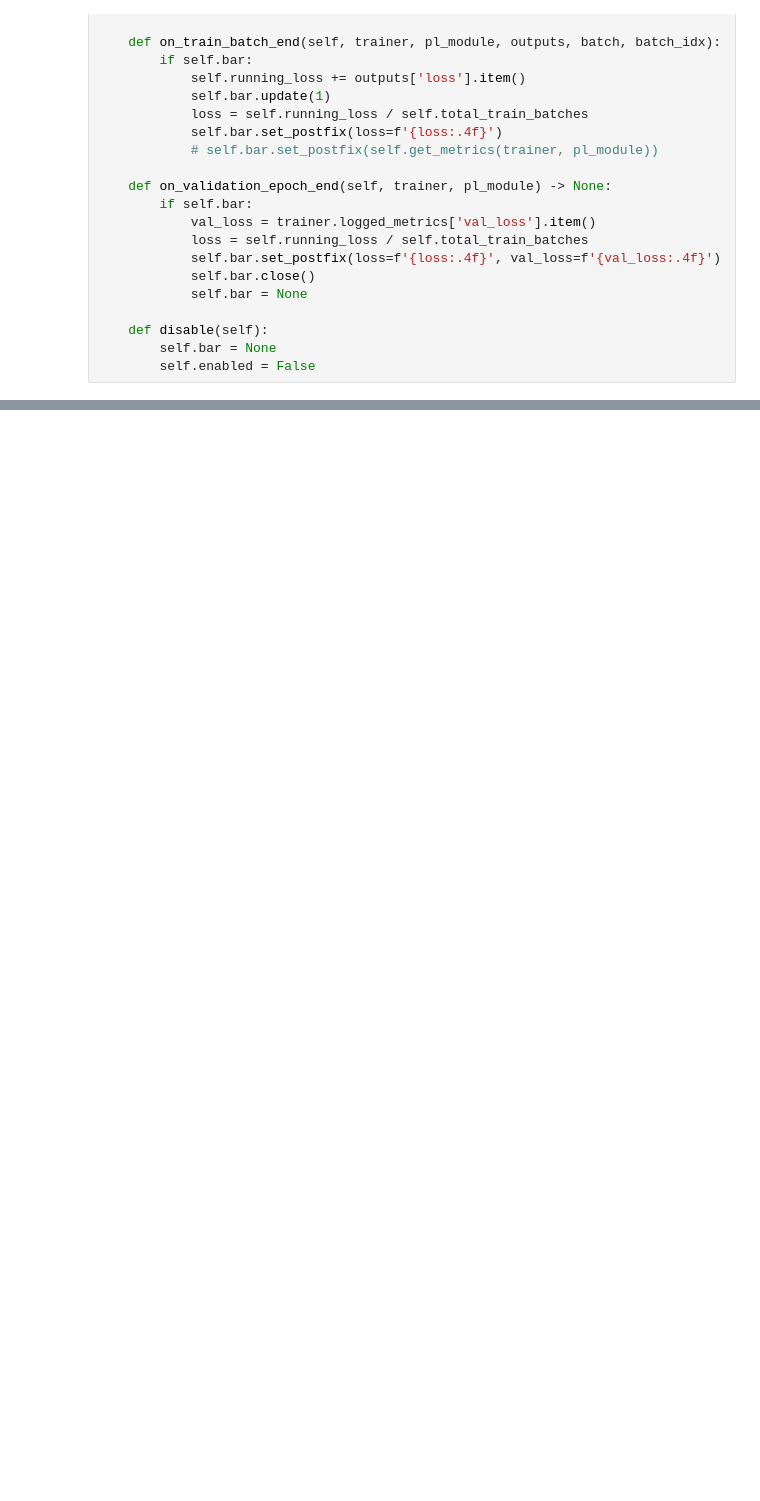
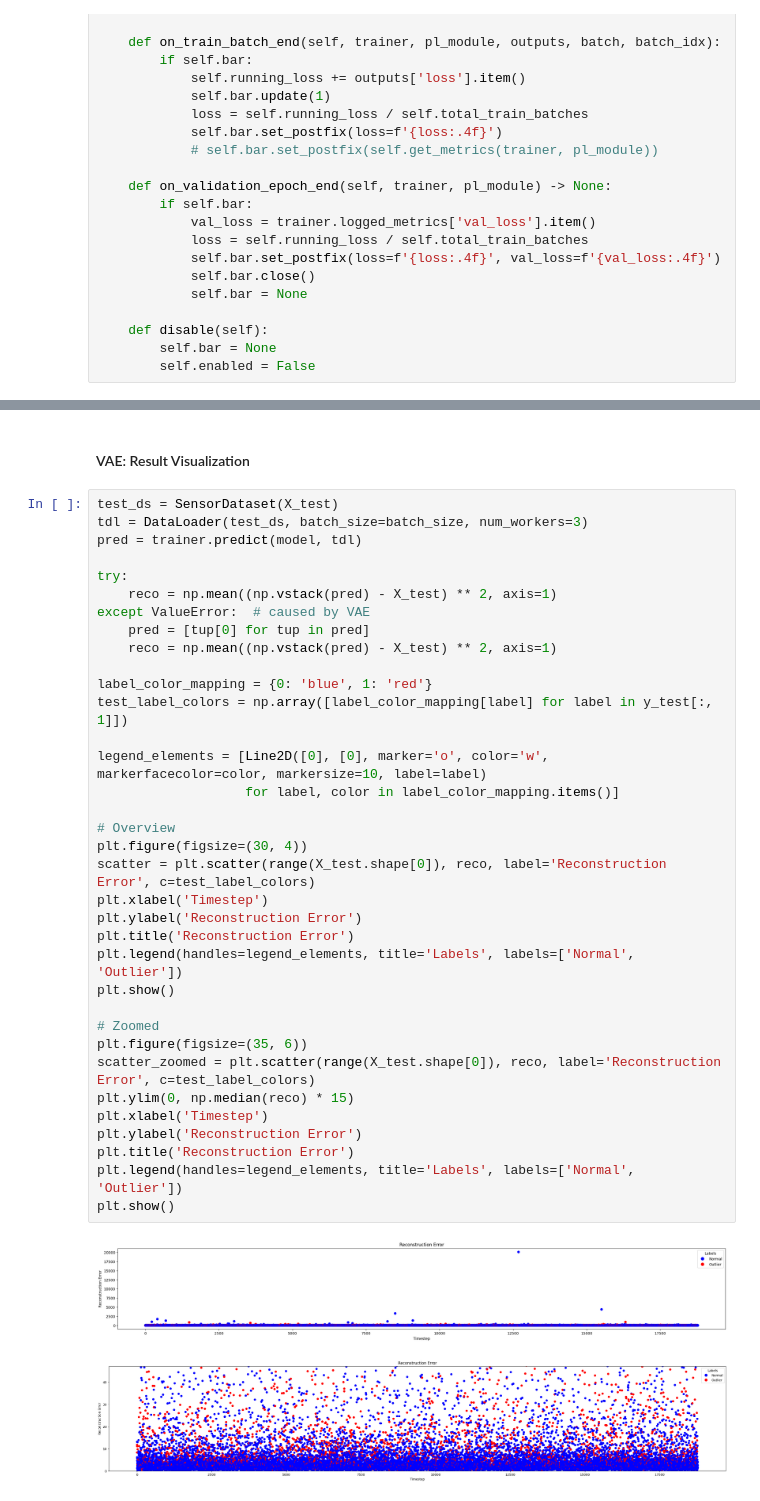
Before and after one commit to castaned/VAE_anomalyHEP, a Jupyter notebook: train_VAEs_pytorch.ipynb, the cells around one changed output, grey strips where cells are left out. Saved outputs shown, nothing was run; the diff lists cells and outputs as text; blank space fills up the shorter version.

```diff
--- a/train_VAEs_pytorch.ipynb
+++ b/train_VAEs_pytorch.ipynb
@@ -287,0 +509,40 @@ NameError: name 'exit' is not defined
+# %% [markdown]
+#### VAE: Result Visualization
+# %%
+test_ds = SensorDataset(X_test)
+tdl = DataLoader(test_ds, batch_size=batch_size, num_workers=3)
+pred = trainer.predict(model, tdl)
+
+try:
+    reco = np.mean((np.vstack(pred) - X_test) ** 2, axis=1)
+except ValueError:  # caused by VAE
+    pred = [tup[0] for tup in pred]
+    reco = np.mean((np.vstack(pred) - X_test) ** 2, axis=1)
+
+label_color_mapping = {0: 'blue', 1: 'red'}
+test_label_colors = np.array([label_color_mapping[label] for label in y_test[:, 1]])
+
+legend_elements = [Line2D([0], [0], marker='o', color='w', markerfacecolor=color, markersize=10, label=label)
+                   for label, color in label_color_mapping.items()]
+
+# Overview
+plt.figure(figsize=(30, 4))
+scatter = plt.scatter(range(X_test.shape[0]), reco, label='Reconstruction Error', c=test_label_colors)
+plt.xlabel('Timestep')
+plt.ylabel('Reconstruction Error')
+plt.title('Reconstruction Error')
+plt.legend(handles=legend_elements, title='Labels', labels=['Normal', 'Outlier'])
+plt.show()
+
+# Zoomed
+plt.figure(figsize=(35, 6))
+scatter_zoomed = plt.scatter(range(X_test.shape[0]), reco, label='Reconstruction Error', c=test_label_colors)
+plt.ylim(0, np.median(reco) * 15)
+plt.xlabel('Timestep')
+plt.ylabel('Reconstruction Error')
+plt.title('Reconstruction Error')
+plt.legend(handles=legend_elements, title='Labels', labels=['Normal', 'Outlier'])
+plt.show()
+# %% [output]
+[figure, added]
+[figure, added]
```
Also changed, not shown: parts of 23 cells of this notebook.
